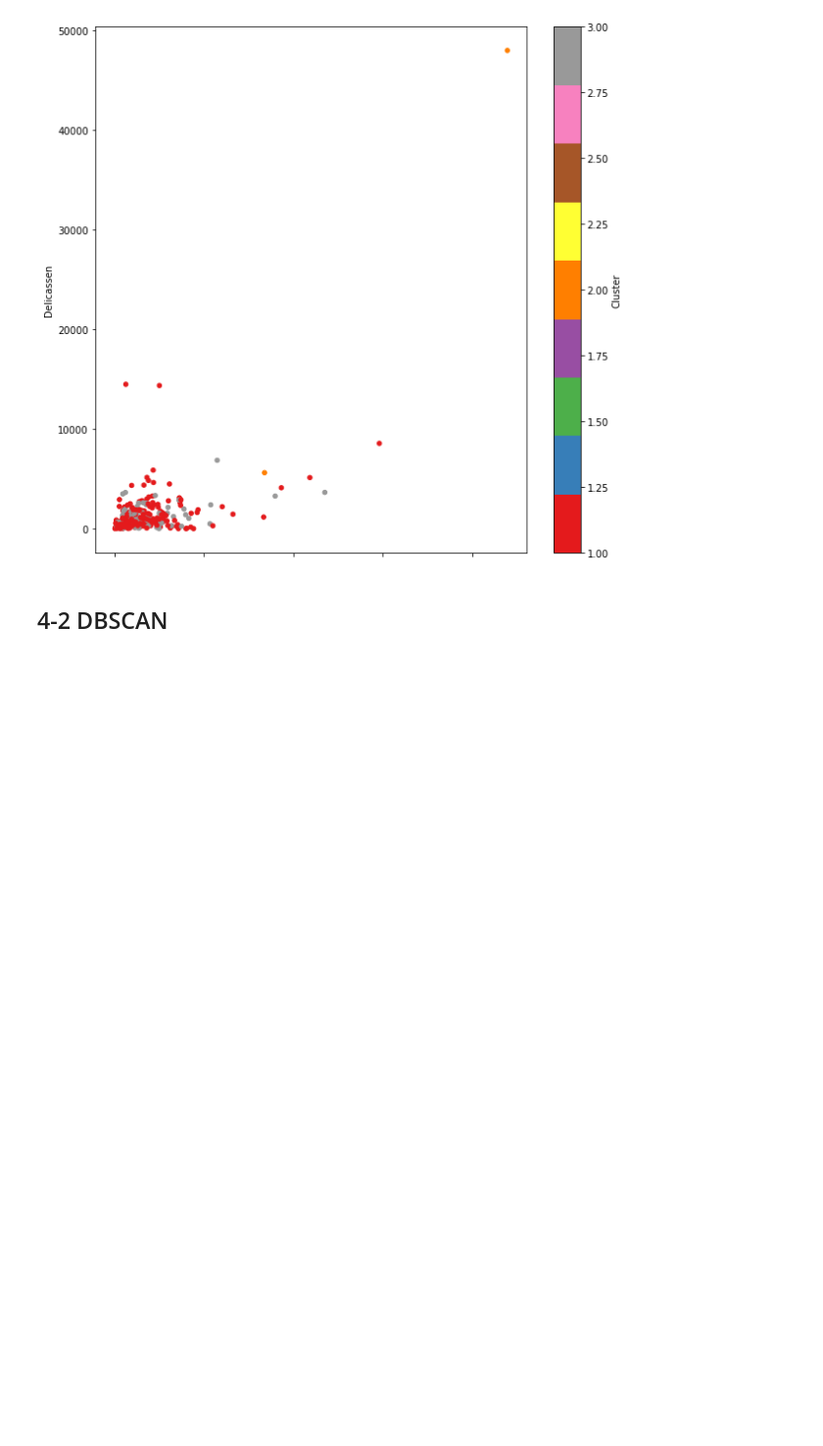
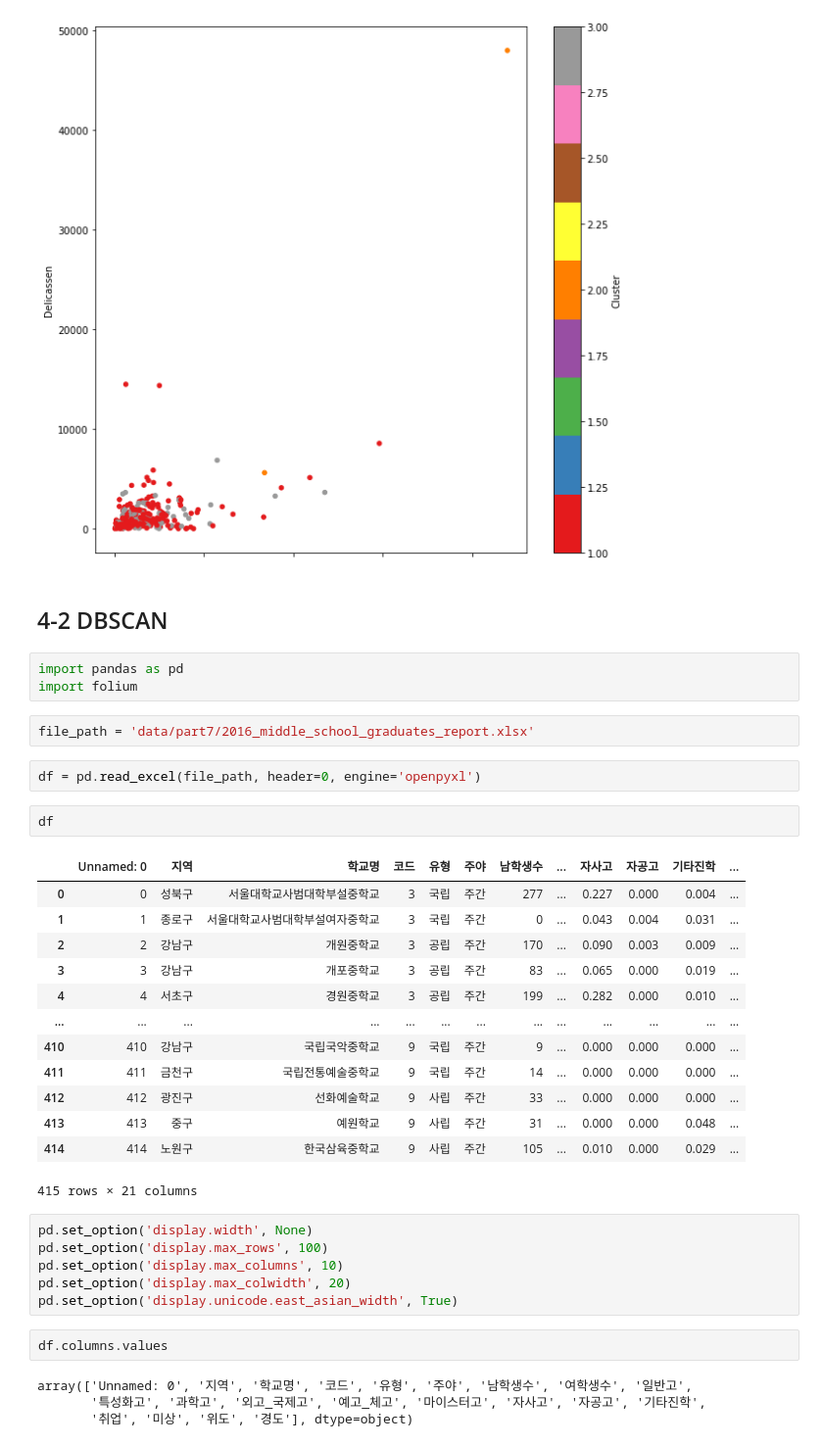
Before and after one commit to harryyang1982/pandas_data_analysis, a Jupyter notebook: part7.ipynb, the cells around one changed output. Shown at 98% size. Cells and saved outputs as stored; diff of their text form; blank space fills up the shorter version.

```diff
--- a/part7.ipynb
+++ b/part7.ipynb
@@ -890,3 +890,38 @@ plt.close()
 [figure]
 # %% [markdown]
 ## 4-2 DBSCAN
+# %%
+import pandas as pd
+import folium
+# %%
+file_path = 'data/part7/2016_middle_school_graduates_report.xlsx'
+# %%
+df = pd.read_excel(file_path, header=0, engine='openpyxl')
+# %%
+df
+# %% [output]
+|  | Unnamed: 0 | 지역 | 학교명 | 코드 | 유형 | 주야 | 남학생수 | ... | 자사고 | 자공고 | 기타진학 | ... |
+| 0 | 0 | 성북구 | 서울대학교사범대학부설중학교 | 3 | 국립 | 주간 | 277 | ... | 0.227 | 0.000 | 0.004 | ... |
+| 1 | 1 | 종로구 | 서울대학교사범대학부설여자중학교 | 3 | 국립 | 주간 | 0 | ... | 0.043 | 0.004 | 0.031 | ... |
+| 2 | 2 | 강남구 | 개원중학교 | 3 | 공립 | 주간 | 170 | ... | 0.090 | 0.003 | 0.009 | ... |
+| 3 | 3 | 강남구 | 개포중학교 | 3 | 공립 | 주간 | 83 | ... | 0.065 | 0.000 | 0.019 | ... |
+| 4 | 4 | 서초구 | 경원중학교 | 3 | 공립 | 주간 | 199 | ... | 0.282 | 0.000 | 0.010 | ... |
+| ... | ... | ... | ... | ... | ... | ... | ... | ... | ... | ... | ... | ... |
+| 410 | 410 | 강남구 | 국립국악중학교 | 9 | 국립 | 주간 | 9 | ... | 0.000 | 0.000 | 0.000 | ... |
+| 411 | 411 | 금천구 | 국립전통예술중학교 | 9 | 국립 | 주간 | 14 | ... | 0.000 | 0.000 | 0.000 | ... |
+| 412 | 412 | 광진구 | 선화예술학교 | 9 | 사립 | 주간 | 33 | ... | 0.000 | 0.000 | 0.000 | ... |
+| 413 | 413 | 중구 | 예원학교 | 9 | 사립 | 주간 | 31 | ... | 0.000 | 0.000 | 0.048 | ... |
+| 414 | 414 | 노원구 | 한국삼육중학교 | 9 | 사립 | 주간 | 105 | ... | 0.010 | 0.000 | 0.029 | ... |
+415 rows × 21 columns
+# %%
+pd.set_option('display.width', None)
+pd.set_option('display.max_rows', 100)
+pd.set_option('display.max_columns', 10)
+pd.set_option('display.max_colwidth', 20)
+pd.set_option('display.unicode.east_asian_width', True)
+# %%
+df.columns.values
+# %% [output]
+array(['Unnamed: 0', '지역', '학교명', '코드', '유형', '주야', '남학생수', '여학생수', '일반고',
+       '특성화고', '과학고', '외고_국제고', '예고_체고', '마이스터고', '자사고', '자공고', '기타진학',
+       '취업', '미상', '위도', '경도'], dtype=object)
```
Also changed, not shown: parts of 4 cells of this notebook, 2 other files.
